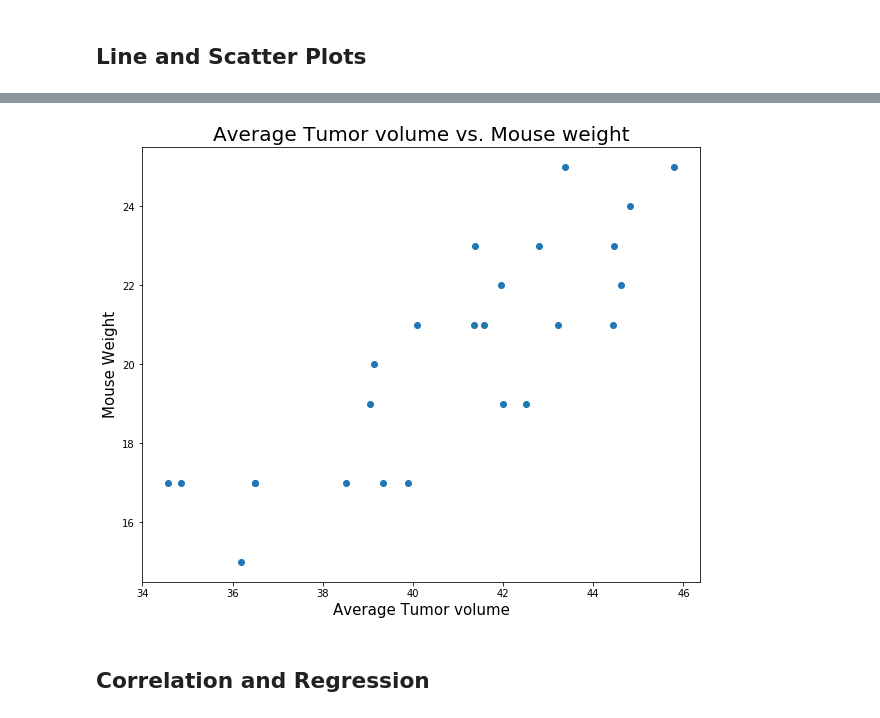
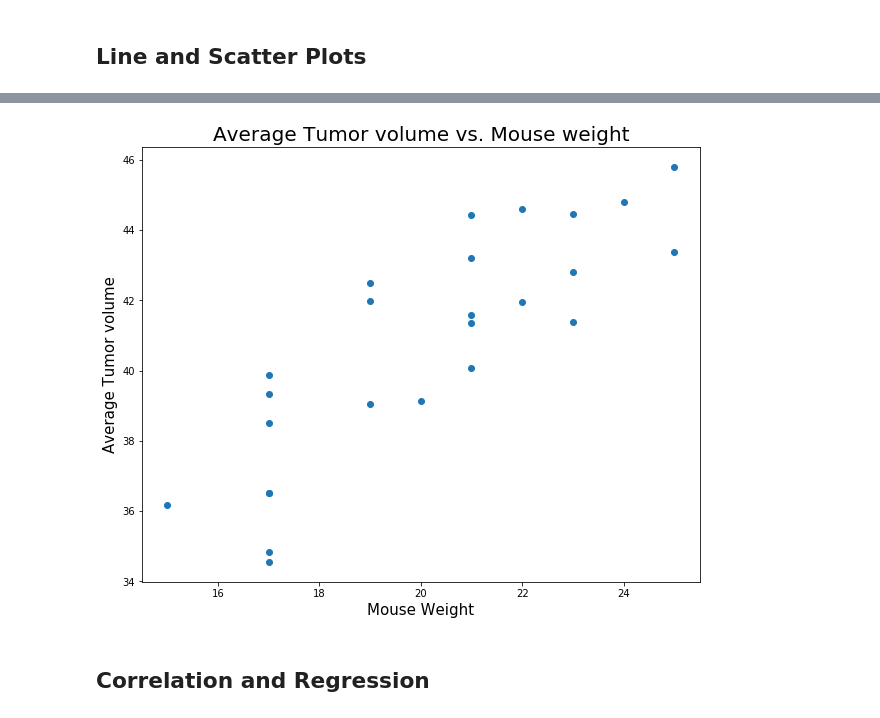
Before and after one commit to crebello711/Matplotlib-The-Power-of-Plots, a Jupyter notebook: pymaceuticals_starter.ipynb, the cells around one changed output, grey strips where cells are left out. Saved outputs shown, nothing was run; the diff lists cells and outputs as text; code cells hidden in the pictures.

```diff
--- a/pymaceuticals_starter.ipynb
+++ b/pymaceuticals_starter.ipynb
@@ -399,18 +399,18 @@ Random Mouse ID that got selected is: s710
 # %%
 # Generate a scatter plot of average tumor volume vs. mouse weight for the Capomulin regimen
 selectCapomulin = cleaned_mouseStudy_df.loc[cleaned_mouseStudy_df["Drug Regimen"]=="Capomulin"]
 avgTumorVolume = selectCapomulin.groupby("Mouse ID").mean()
 avgtv= avgTumorVolume['Tumor Volume (mm3)']
 mousewt= avgTumorVolume['Weight (g)']
 
 fig1, ax1 = plt.subplots(figsize=(10, 8))
 ax1.set_title('Average Tumor volume vs. Mouse weight',fontsize=20)
-plt.xlabel("Average Tumor volume",fontsize=15)
-plt.ylabel("Mouse Weight",fontsize=15)
 
-plt.scatter(avgtv,mousewt)
+plt.xlabel("Mouse Weight",fontsize=15)
+plt.ylabel("Average Tumor volume",fontsize=15)
+plt.scatter(mousewt,avgtv)
 plt.show()
 # %% [output]
-[figure, old version]
+[figure, new version]
 # %% [markdown]
 ## Correlation and Regression
```
Also changed, not shown: parts of 4 cells of this notebook.
